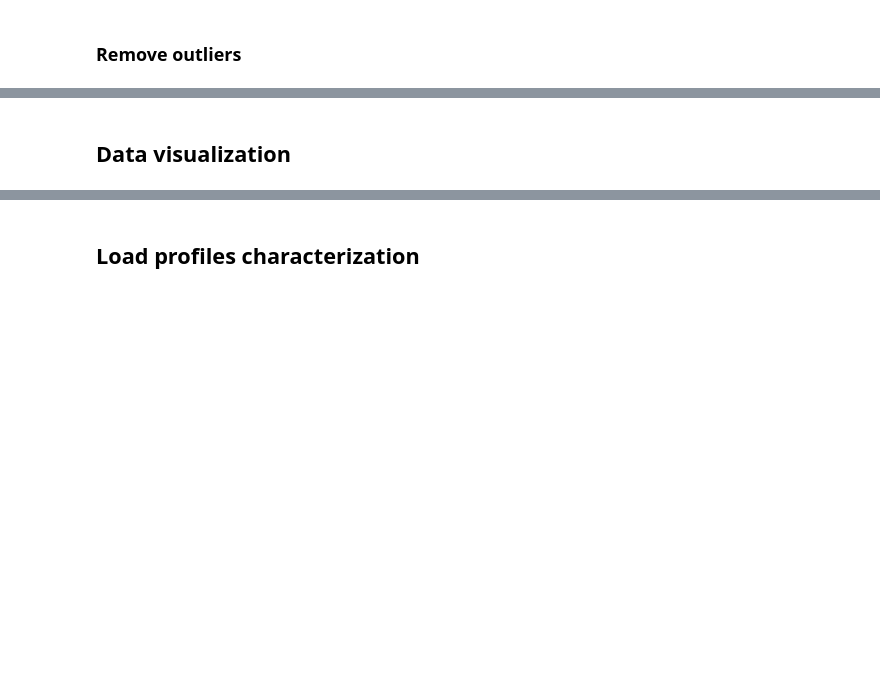
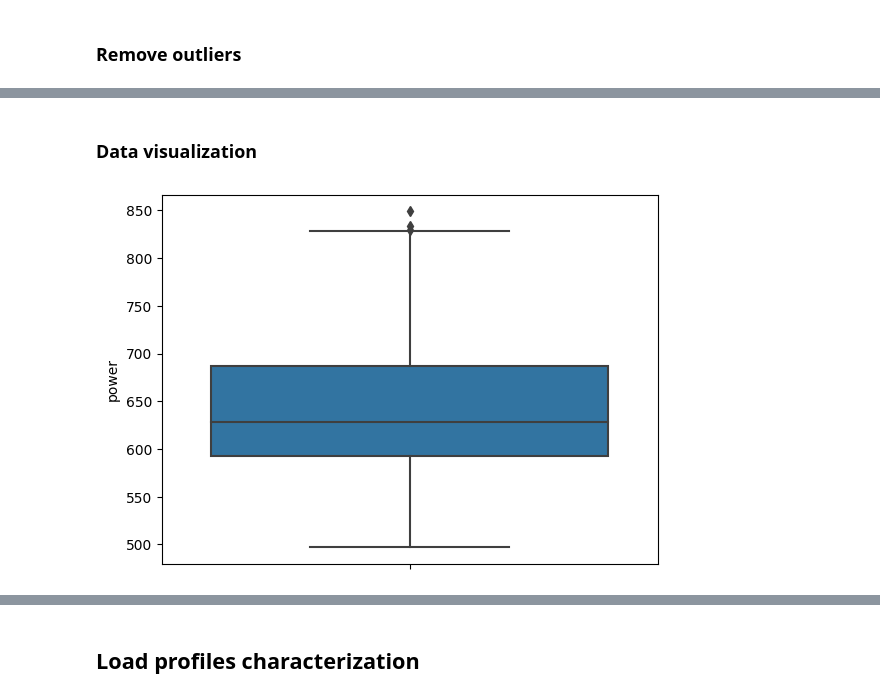
Before and after one commit to SimoneMicheli/dataScienceCourse-group5, a Jupyter notebook: solution.ipynb, the cells around one changed output, grey strips where cells are left out. Cells and saved outputs as stored; diff of their text form; code cells hidden in the pictures; blank space fills up the shorter version.

```diff
--- a/solution.ipynb
+++ b/solution.ipynb
@@ -126,2 +179,7 @@ data.dropna(subset=['power'],inplace=True)
 # %% [markdown]
-## Data visualization
+### Data visualization
+# %%
+sns.boxplot(y="power", data=data)
+plt.show()
+# %% [output]
+[figure, added]
```
Also changed, not shown: parts of 32 cells of this notebook.
